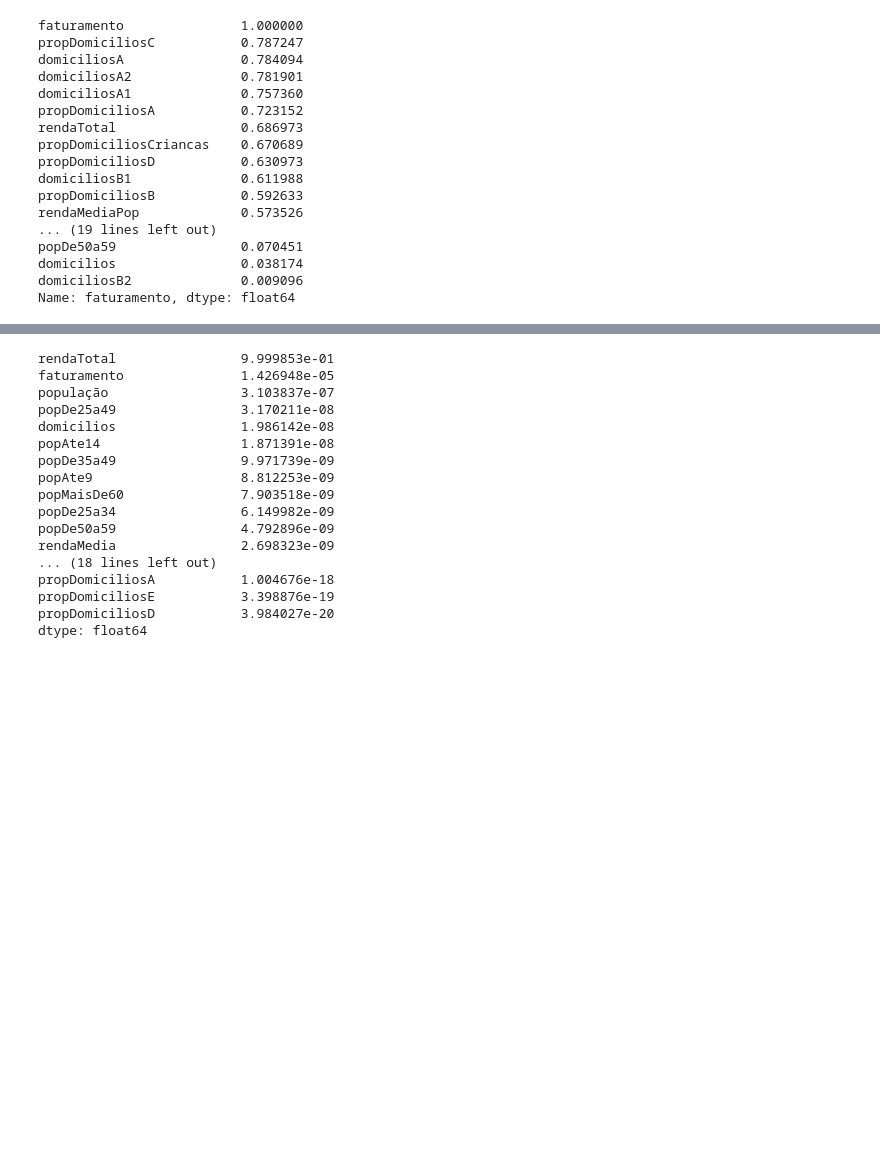
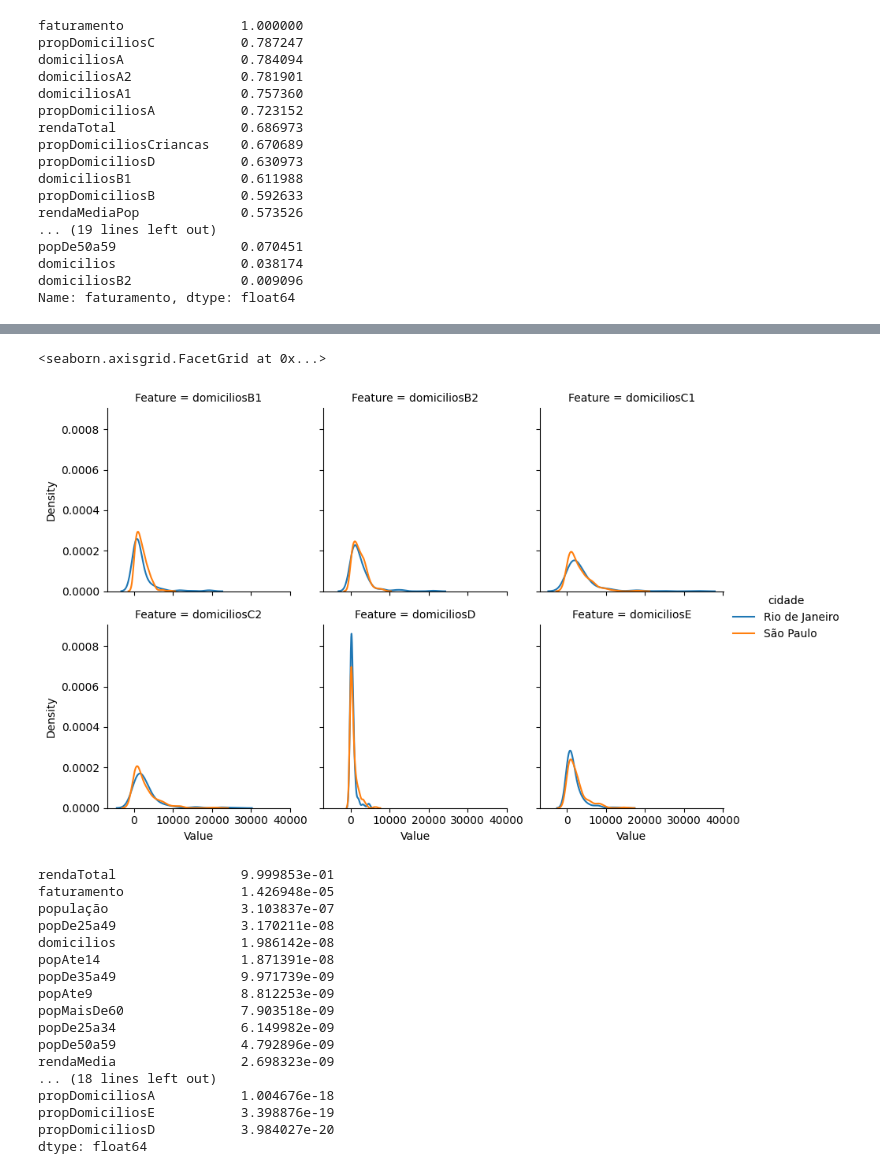
Before and after one commit to galvsoliveira/ds_geoprofit_analysis, a Jupyter notebook: Notebooks/1__exploratory_data_analysis.ipynb, the cells around one changed output, grey strips where cells are left out. Cells and saved outputs as stored; diff of their text form; code cells hidden in the pictures; blank space fills up the shorter version.

```diff
--- a/Notebooks/1__exploratory_data_analysis.ipynb
+++ b/Notebooks/1__exploratory_data_analysis.ipynb
@@ -222,8 +213,9 @@ See the caveats in the documentation: https://pandas.pydata.org/pandas-docs/stab
 # %%
-# dados_domicilios = ['domiciliosB1', 'domiciliosB2', 'domiciliosC1', 'domiciliosC2', 'domiciliosD', 'domiciliosE']
-# dados_população = ['rendaMedia','população','popAte9','popDe10a14','popDe15a19','popDe20a24','popDe25a34','popDe35a49','popDe50a59','popMaisDe60']
-# dados_faturamento = ['faturamento']
-# dados = dados_domicilios + dados_população + dados_faturamento + extra_features
-# p=sns.pairplot(clean_df_rj, vars = dados, hue='potencial', palette='Paired',corner=True)
+dados_domicilios = ['domiciliosB1', 'domiciliosB2', 'domiciliosC1', 'domiciliosC2', 'domiciliosD', 'domiciliosE']
+dados_população = ['rendaMedia','população','popAte9','popDe10a14','popDe15a19','popDe20a24','popDe25a34','popDe35a49','popDe50a59','popMaisDe60']
+dados_faturamento = ['faturamento']
+# #dados = dados_domicilios + dados_população + dados_faturamento + extra_features
+# dados = dados_domicilios + dados_população + ['domiciliosA','domiciliosB','popDe25a49']
+# p = sns.pairplot(clean_df, vars=dados, hue='cidade', palette='Paired', corner=True)
 # #p.map_lower(sns.kdeplot, levels=4, color=".2", cmap='Paired')
 # p
@@ -230,3 +254,18 @@ See the caveats in the documentation: https://pandas.pydata.org/pandas-docs/stab
+# %%
+# Melt the DataFrame to create a "long" format
+melted_df = clean_df[dados_domicilios+['cidade']].melt(id_vars=['cidade'], var_name='Feature', value_name='Value')
+
+# Create a FacetGrid object
+g = sns.FacetGrid(melted_df, col='Feature', hue='cidade', col_wrap=3)
+
+# Map the histplot function to the FacetGrid
+g.map(sns.kdeplot, 'Value')
+
+# Add a legend to the FacetGrid
+g.add_legend()
+# %% [output]
+<seaborn.axisgrid.FacetGrid at 0x...>
+[figure, added]
 # %%
 # variancia normalizada das features
 features_normalized_var = clean_df_rj.var()/clean_df_rj.var().sum()
```
Also changed, not shown: parts of 5 cells of this notebook.
